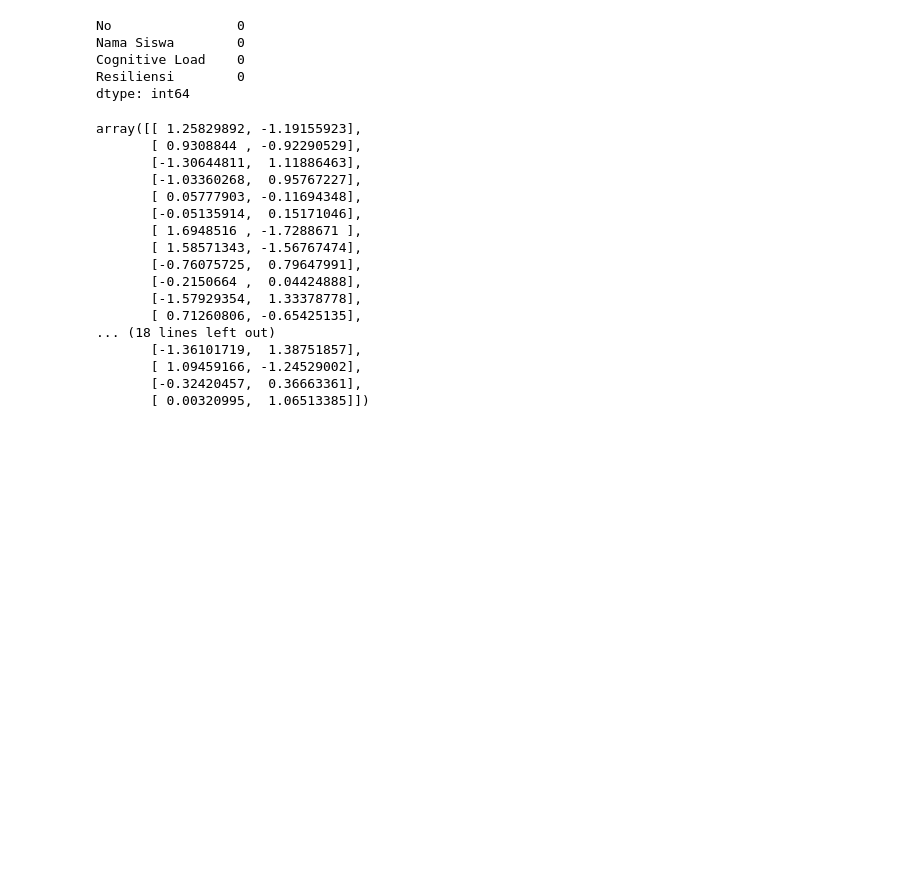
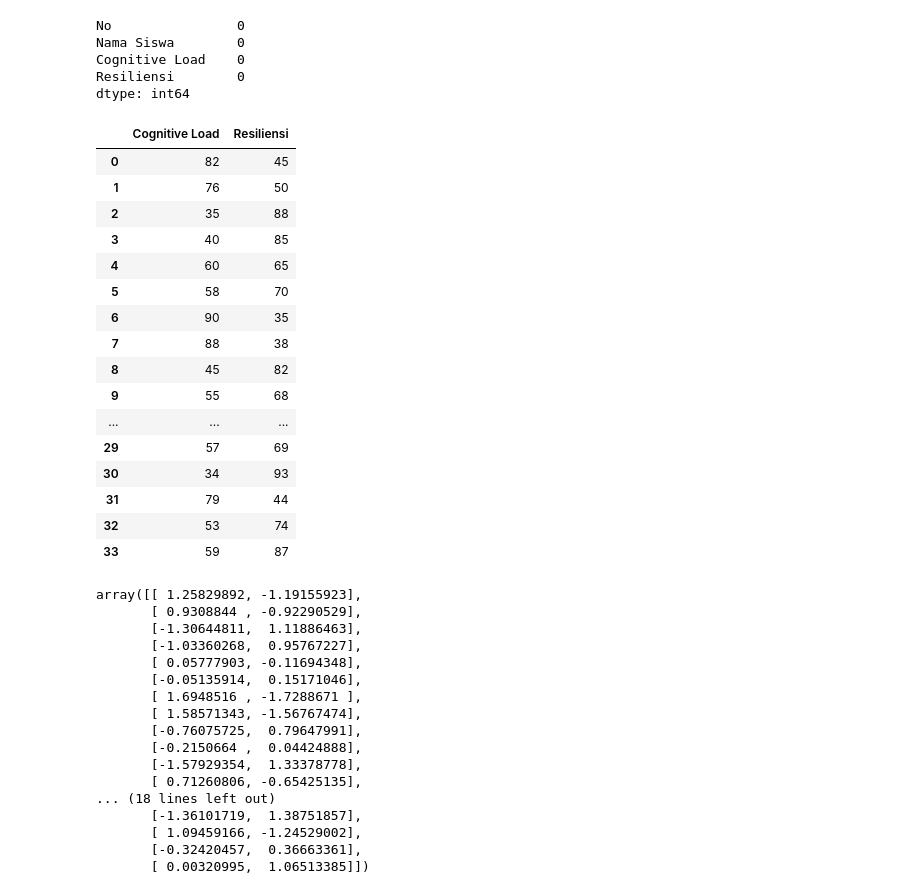
Before and after one commit to sshafaa/Proyek-Data-Mining-R1-Kelompok-5, a Jupyter notebook: PROYEK_DATMIN.ipynb, the cells around one changed output. Saved outputs shown, nothing was run; the diff lists cells and outputs as text; code cells hidden in the pictures; blank space fills up the shorter version.

```diff
--- a/PROYEK_DATMIN.ipynb
+++ b/PROYEK_DATMIN.ipynb
@@ -56,6 +56,26 @@ Resiliensi        0
 dtype: int64
 # %%
 x = df[['Cognitive Load','Resiliensi']]
+# %%
+x
+# %% [output]
+|  | Cognitive Load | Resiliensi |
+| 0 | 82 | 45 |
+| 1 | 76 | 50 |
+| 2 | 35 | 88 |
+| 3 | 40 | 85 |
+| 4 | 60 | 65 |
+| 5 | 58 | 70 |
+| 6 | 90 | 35 |
+| 7 | 88 | 38 |
+| 8 | 45 | 82 |
+| 9 | 55 | 68 |
+| ... | ... | ... |
+| 29 | 57 | 69 |
+| 30 | 34 | 93 |
+| 31 | 79 | 44 |
+| 32 | 53 | 74 |
+| 33 | 59 | 87 |
 # %%
 scaler = StandardScaler()
 x_scaled = scaler.fit_transform(x)
```
